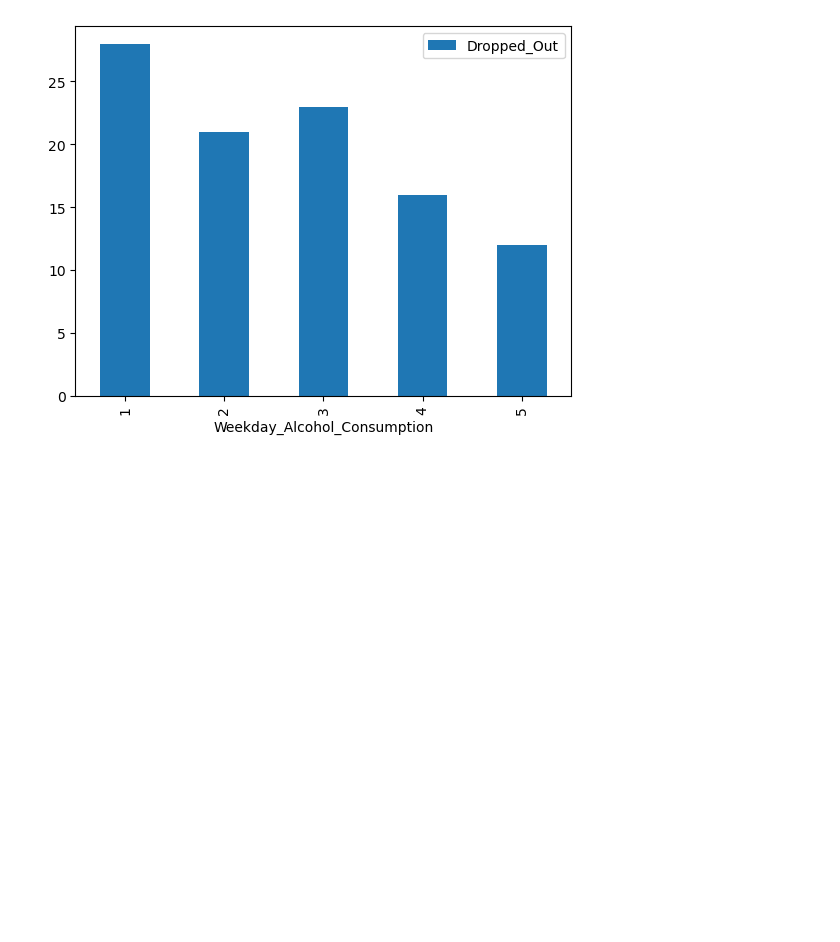
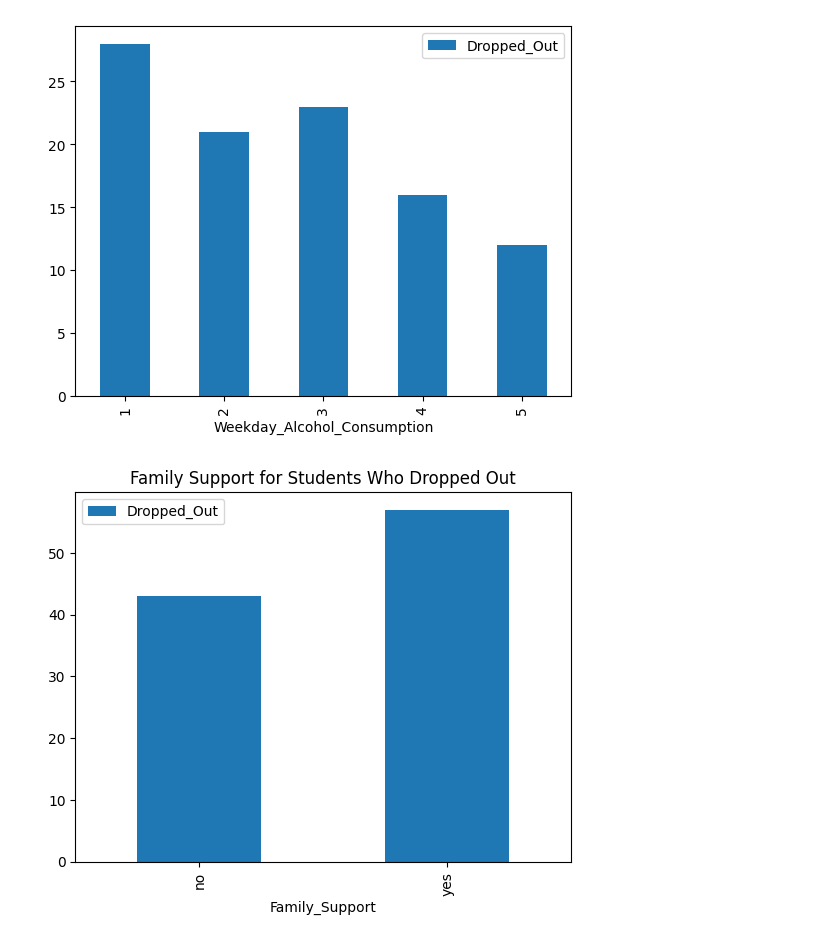
Before and after one commit to joannazhang4/Student-Dropout-Rates, a Jupyter notebook: read.ipynb, the cells around one changed output. Drawn from its saved outputs; the diff is of its cells as text; code cells hidden in the pictures; blank space fills up the shorter version.

```diff
--- a/read.ipynb
+++ b/read.ipynb
@@ -1,26 +1,42 @@
 # %%
 import pandas as pd
 df = pd.read_csv("student_dropout.csv")
 inschool = df[df["Dropped_Out"] == False ]
 inschool
 droppedout = df[df["Dropped_Out"] == True]
 droppedout
 #droppedout["total"] = len(droppedout)
 age = droppedout.groupby("Age").agg("count").reset_index()
 #1 - Age
 ageplot1= age.plot.bar(x="Age",y="Dropped_Out")
 #2- Gender
 genderplot= droppedout.groupby("Gender").agg("count").reset_index()
 genderplot1 = genderplot.plot.bar(x="Gender",y="Dropped_Out")
  #3 - Parental Status
 parentalplot= droppedout.groupby("Parental_Status").agg("count").reset_index()
 parentalplot1 = parentalplot.plot.bar(x="Parental_Status",y="Dropped_Out")
 #4- Weekday Alcohol Constumption
 wacplot = droppedout.groupby("Weekday_Alcohol_Consumption").agg("count").reset_index()
 wacplot
 wacplot1 = wacplot.plot.bar(x="Weekday_Alcohol_Consumption",y="Dropped_Out")
+#5 - Family Support
+#Dropped Out
+famSupport = droppedout.groupby("Family_Support").agg("count").reset_index()
+famSupport1 = famSupport.plot.bar(x = "Family_Support", y = "Dropped_Out", title = "Family Support for Students Who Dropped Out" )
+#In School
+famSupport = inschool.groupby("Family_Support").agg("count").reset_index()
+famSupport2 = famSupport.plot.bar(x = "Family_Support", y = "Dropped_Out" , title = "Family Support for Students Who Stayed in School")
+
+#6 = Internet Access
+#Dropped Out
+internentAcc = droppedout.groupby("Internet_Access").agg("count").reset_index()
+internentAcc1 = internentAcc.plot.bar(x = "Internet_Access", y = "Dropped_Out", title = "Internet Access for Students Who Dropped Out")
+#In School
+internentAcc = droppedout.groupby("Internet_Access").agg("count").reset_index()
+internentAcc2 = internentAcc.plot.bar(x = "Internet_Access", y = "Dropped_Out", title = "Internet Access for Students Who Stayed in School")
 # %% [output]
 [figure]
 [figure]
 [figure]
 [figure]
+[figure, added]
```
Also changed, not shown: parts of 1 cell of this notebook.
